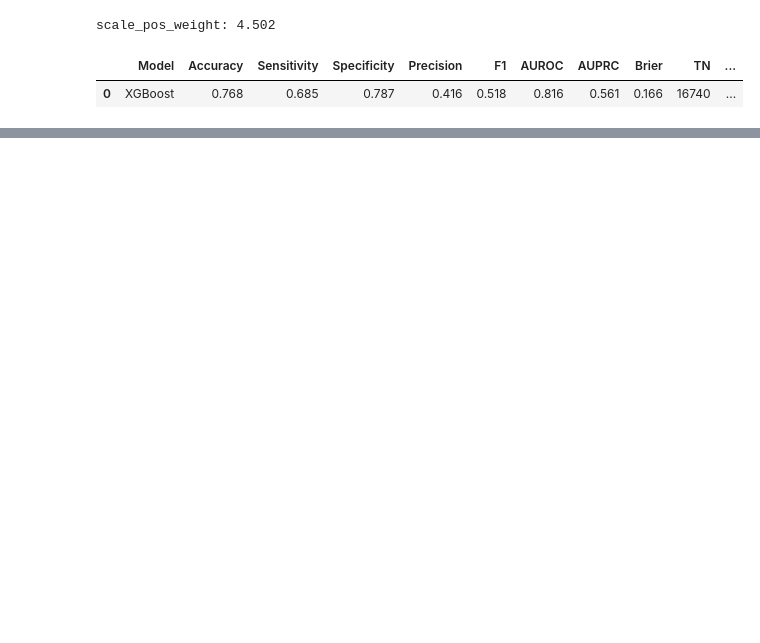
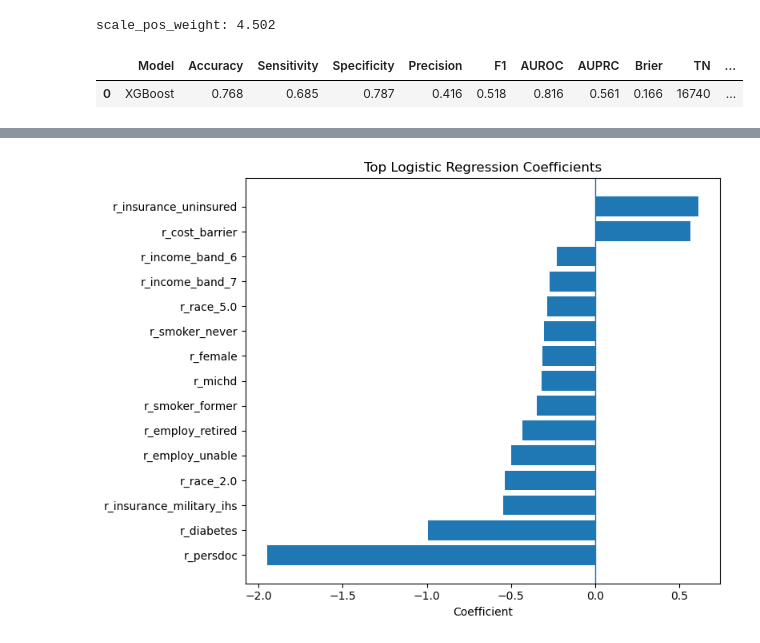
Before and after one commit to chuatzeyee/ISSS623-G1, a Jupyter notebook: notebooks/ModelDevelopment.ipynb, the cells around one changed output, grey strips where cells are left out. Saved outputs shown, nothing was run; the diff lists cells and outputs as text; code cells hidden in the pictures; blank space fills up the shorter version.

```diff
--- a/notebooks/ModelDevelopment.ipynb
+++ b/notebooks/ModelDevelopment.ipynb
@@ -606,0 +428,25 @@ TLDR: The results suggest that XGBoost is the preferred model for predictive per
+# %%
+lr_results = pd.DataFrame({
+    "Feature": FEATURE_NAMES,
+    "Coefficient": logistic_regression.coef_[0]
+})
+
+lr_results["Odds_Ratio"] = np.exp(lr_results["Coefficient"])
+lr_results["Abs_Coefficient"] = lr_results["Coefficient"].abs()
+
+lr_results = lr_results.sort_values(
+    "Abs_Coefficient",
+    ascending=False
+)
+
+lr_results.to_csv(
+    RESULTS / "logistic_regression_odds_ratios.csv",
+    index=False
+)
+
+print("Top Logistic Regression Predictors")
+display(
+    lr_results[
+        ["Feature", "Coefficient", "Odds_Ratio"]
+    ].head(15).round(3)
+)
@@ -606,0 +521,16 @@ TLDR: The results suggest that XGBoost is the preferred model for predictive per
+# %%
+lr_top = lr_results.head(15).sort_values("Coefficient")
+
+plt.figure(figsize=(8, 6))
+plt.barh(lr_top["Feature"], lr_top["Coefficient"])
+plt.axvline(0, linewidth=1)
+plt.xlabel("Coefficient")
+plt.title("Top Logistic Regression Coefficients")
+plt.tight_layout()
+plt.savefig(
+    RESULTS / "logistic_regression_coefficients.png",
+    dpi=200
+)
+plt.show()
+# %% [output]
+[figure, added]
```
Also changed, not shown: parts of 54 cells of this notebook.
